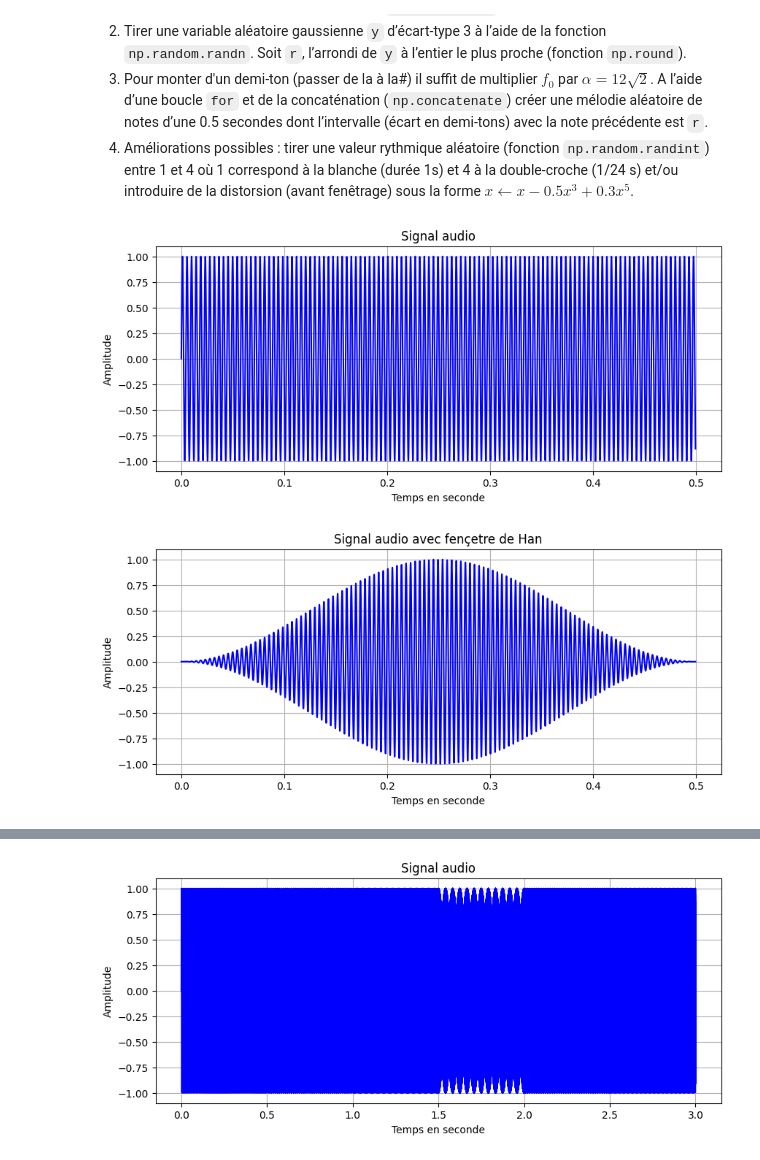
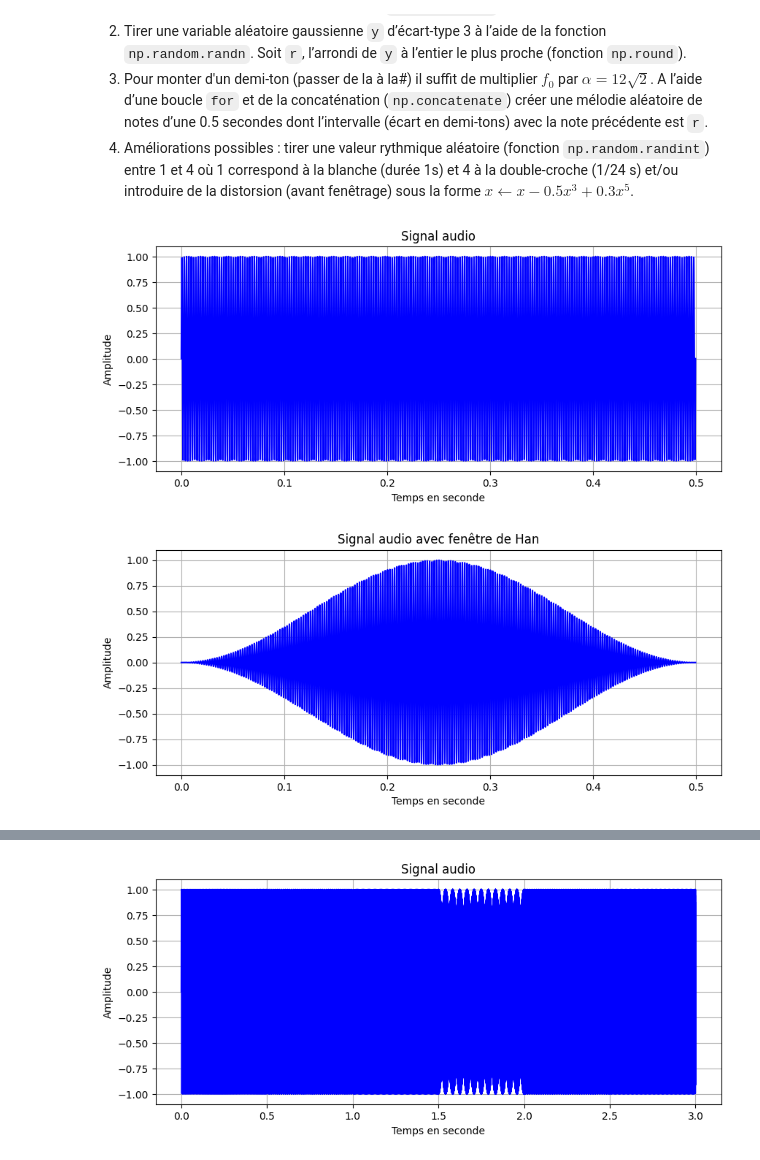
Before and after one commit to titiuo/Lost-Frequency, a Jupyter notebook: fichierwav.ipynb, the cells around one changed output, grey strips where cells are left out. Cells and saved outputs as stored; diff of their text form; code cells hidden in the pictures.

```diff
--- a/fichierwav.ipynb
+++ b/fichierwav.ipynb
@@ -81,31 +81,31 @@ sous la forme $x \leftarrow x - 0.5 x^3 +	0.3x^5$.
 # %%
 Fe=8000
 N=4000
 f0=440
-x=[np.sin(t*f0) for t in range(N)]
-x_hanning=[np.sin(t*f0) for t in range(N)]*np.hanning(N)
+x=[np.sin(2*np.pi*t*f0) for t in np.linspace(0,N/Fe,N)]
+x_hanning=np.array(x)*np.hanning(N)
 
 T=[i*1/Fe for i in range(len(x))]
 
 plt.figure(figsize=(10,4))
 plt.plot(T,x,color='b')
 plt.xlabel('Temps en seconde')
 plt.ylabel('Amplitude')
 plt.title('Signal audio')
 plt.grid()
 plt.show()
 
 plt.figure(figsize=(10,4))
 plt.plot(T,x_hanning,color='b')
 plt.xlabel('Temps en seconde')
 plt.ylabel('Amplitude')
 plt.title('Signal audio avec fenêtre de Han')
 plt.grid()
 plt.show()
 
-ipd.Audio(data=x_hanning, rate=Fe)
+ipd.Audio(data=x, rate=Fe)
 # %% [output]
-[figure, old version]
+[figure, new version]
-[figure, old version]
+[figure, new version]
 [interactive output not drawn]
 # %%
```
Also changed, not shown: parts of 1 cell of this notebook.
